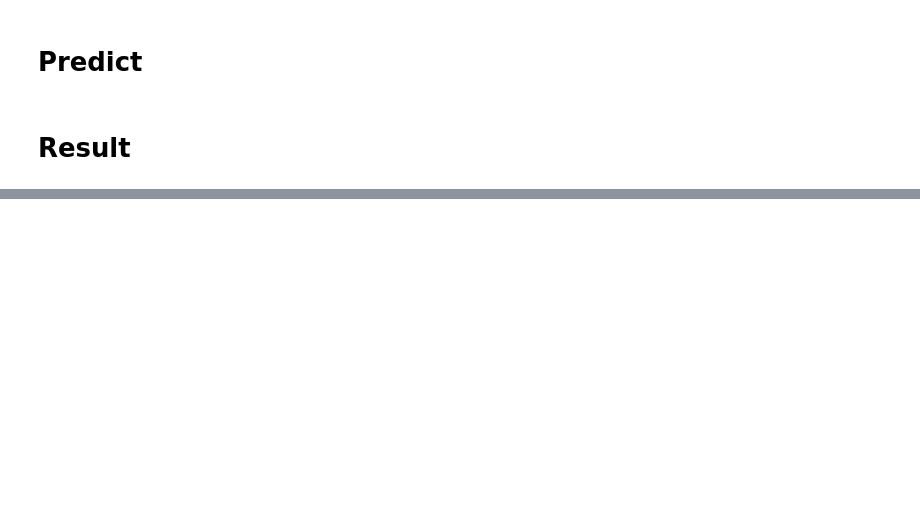
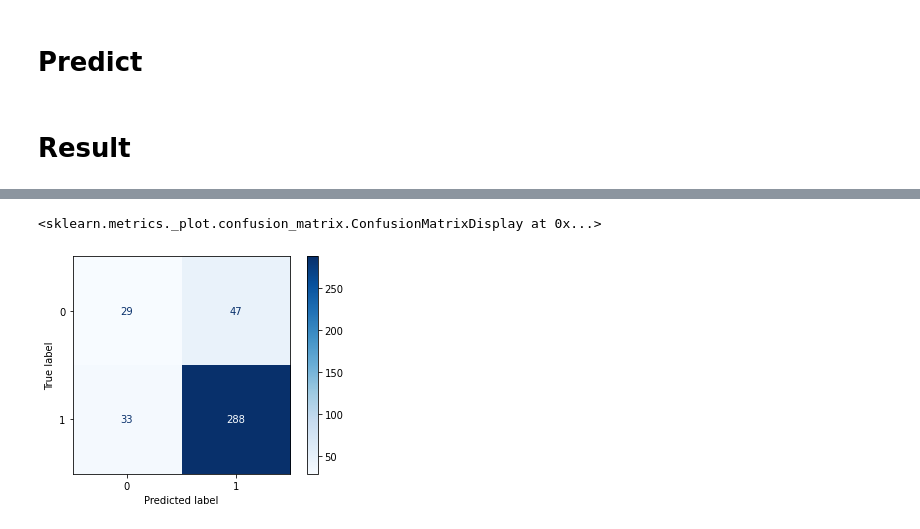
Before and after one commit to kurogo-nguyen/ern, a Jupyter notebook: ERN.ipynb, the cells around one changed output, grey strips where cells are left out. Cells and saved outputs as stored; diff of their text form; code cells hidden in the pictures; blank space fills up the shorter version.

```diff
--- a/ERN.ipynb
+++ b/ERN.ipynb
@@ -387,0 +412,6 @@ a= X.reshape((X.shape[0], X.shape[1]*X.shape[2]))
+# %%
+X1, y1= getData(6, pick_channels=pick_channel)
+X1 = X1.reshape(len(X1),-1)
+# y1 = np_utils.to_categorical(y1)
+
+X1_train, X1_test, y1_train, y1_test = train_test_split(X1,y1, test_size=0.2, random_state=123)
@@ -387,0 +431,4 @@ a= X.reshape((X.shape[0], X.shape[1]*X.shape[2]))
+# %%
+X2, y2= getData(10, pick_channels=pick_channel)
+X2 = X2.reshape(len(X2),-1)
+# y2= np_utils.to_categorical(y2)
@@ -387,0 +441,2 @@ a= X.reshape((X.shape[0], X.shape[1]*X.shape[2]))
+# %%
+svc.fit(X1_train,y1_train)
@@ -387,0 +445,3 @@ a= X.reshape((X.shape[0], X.shape[1]*X.shape[2]))
+# %%
+probs = svc.predict(X2)
+# y_val = np.argmax(y_val, axis=1)
@@ -387,0 +459,7 @@ a= X.reshape((X.shape[0], X.shape[1]*X.shape[2]))
+# %%
+ConfusionMatrixDisplay.from_predictions(y2,probs,
+                                        cmap='Blues')
+# plt.show()
+# %% [output]
+<sklearn.metrics._plot.confusion_matrix.ConfusionMatrixDisplay at 0x...>
+[figure, added]
```
Also changed, not shown: parts of 98 cells of this notebook.
